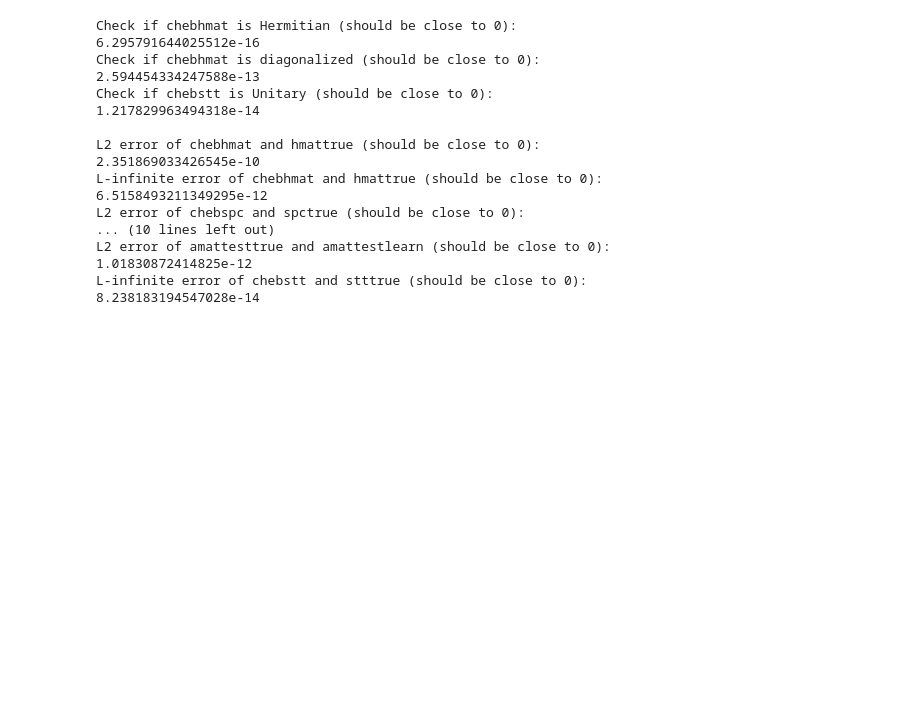
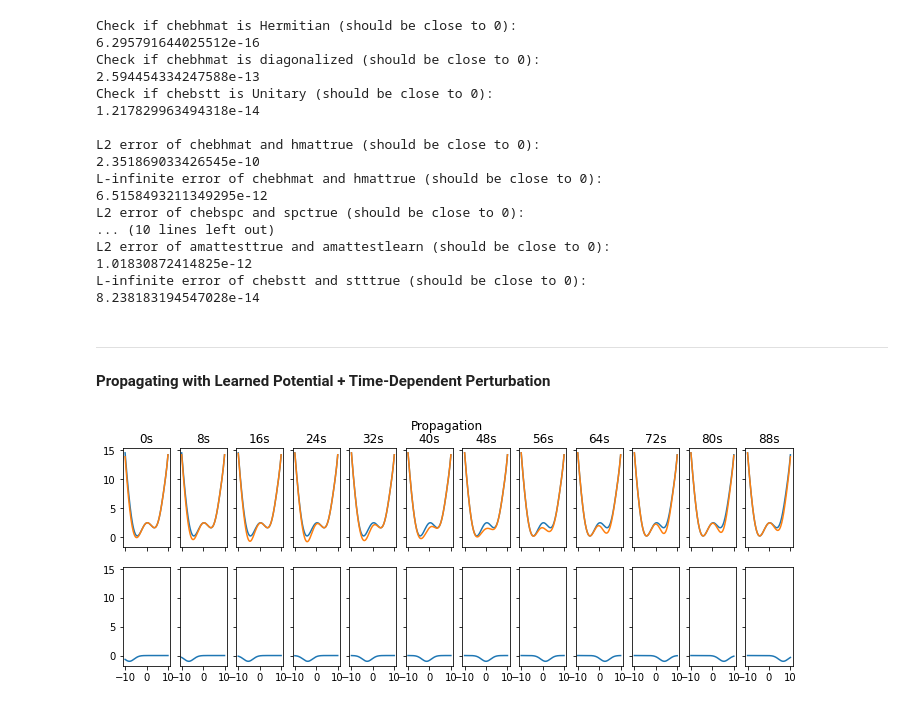
Before and after one commit to kbcollins/tdse, a Jupyter notebook: chebyshev/tdse-adj-cheb-main-kbc.ipynb, the cells around one changed output. Saved outputs shown, nothing was run; the diff lists cells and outputs as text; code cells hidden in the pictures; blank space fills up the shorter version.

Commit message:
Setting up time-dependent test set error measurements

```diff
--- a/chebyshev/tdse-adj-cheb-main-kbc.ipynb
+++ b/chebyshev/tdse-adj-cheb-main-kbc.ipynb
@@ -1103,3 +1106,23 @@ L2 error of amattesttrue and amattestlearn (should be close to 0):
 1.01830872414825e-12
 L-infinite error of chebstt and stttrue (should be close to 0):
 8.238183194547028e-14
+# %% [markdown]
+---
+**Propagating with Learned Potential + Time-Dependent Perturbation**
+# %%
+def vt(x, i):
+    return -np.exp(-(x + 8 - (16 / numsnapshots) * i)**2 / 10)
+
+fig, axs = plt.subplots(nrows=2, ncols=numsnapshots, sharex='all', sharey='all', figsize=(12, 4))
+
+for i in range(numsnapshots):
+    axs[0, i].plot(xvec, vxvec)
+    axs[0, i].plot(xvec, vxvec + vt(xvec, i))
+    axs[1, i].plot(xvec, vt(xvec, i))
+    axs[0, i].set_title(f'{plottstep * i}s')
+
+fig.suptitle('Propagation')
+
+plt.show()
+# %% [output]
+[figure, added]
```
Also changed, not shown: parts of 2 cells of this notebook.
